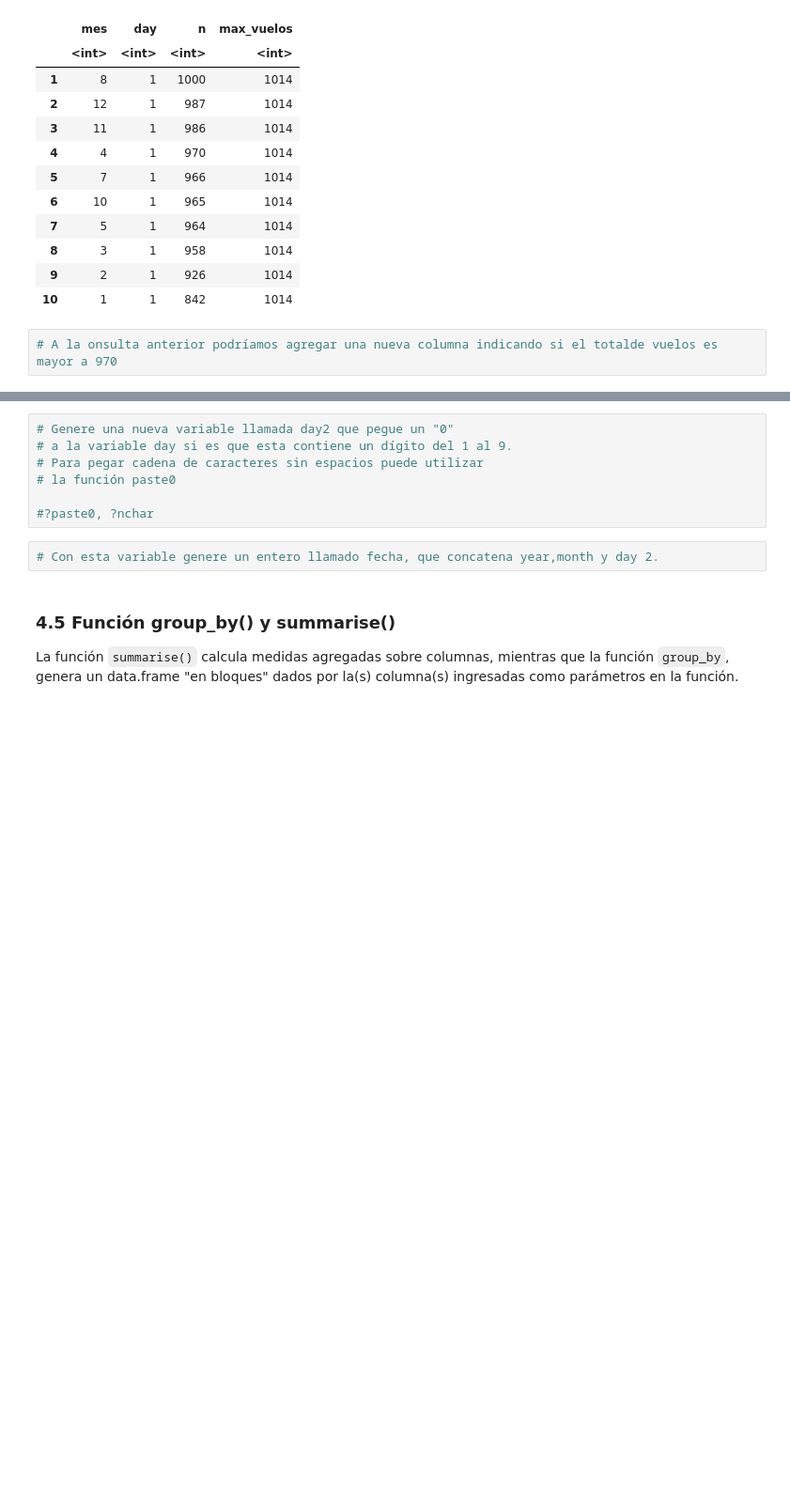
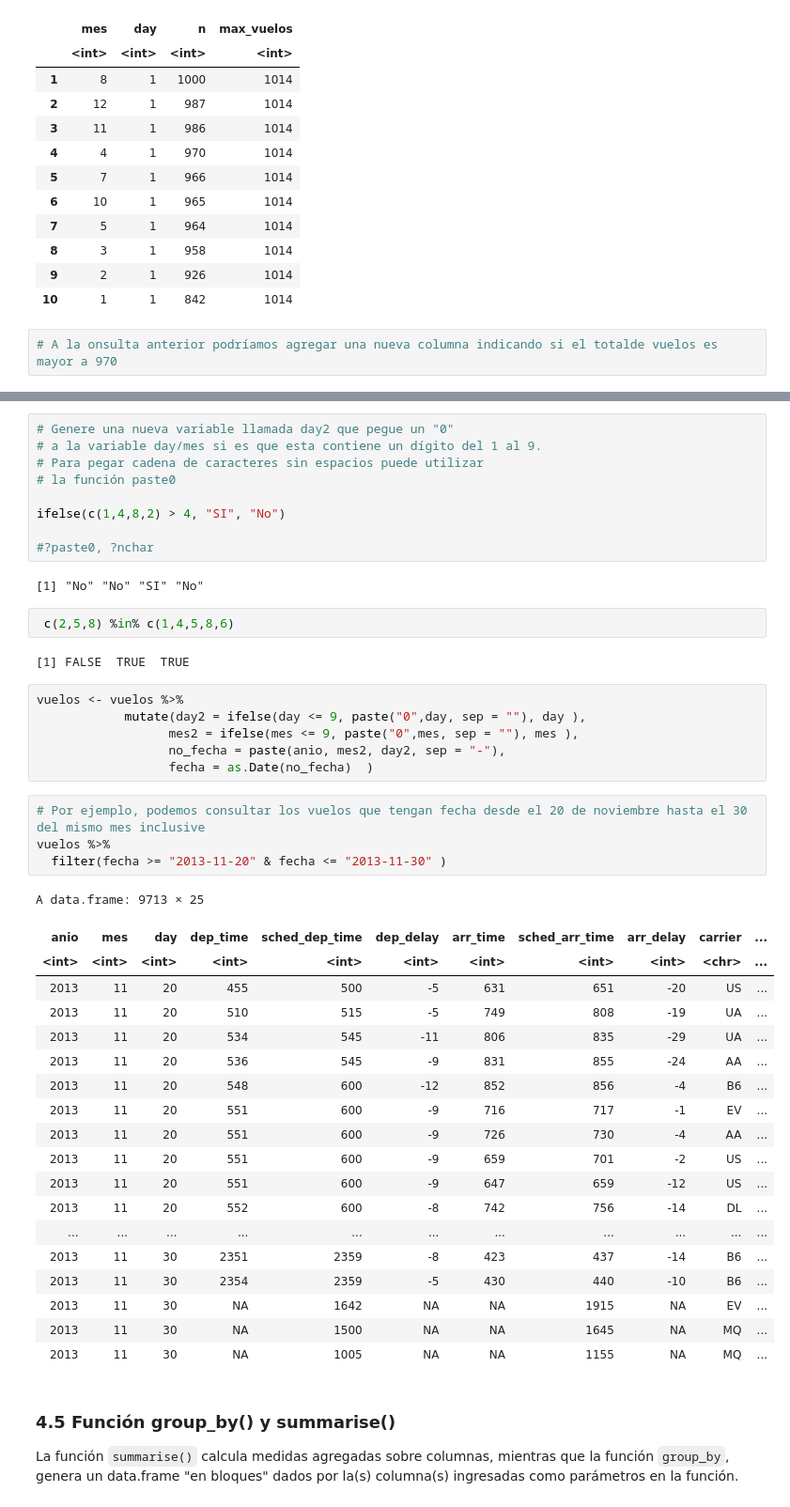
Before and after one commit to majorquev/DBDC_202409_Programacion_en_R_para_ciencia_de_datos, a Jupyter notebook: Clases/C3/Clase3_01_manipulacion_de_tablas_I.ipynb, the cells around one changed output, grey strips where cells are left out. Shown at 94% size. Saved outputs shown, nothing was run; the diff lists cells and outputs as text; blank space fills up the shorter version.

```diff
--- a/Clases/C3/Clase3_01_manipulacion_de_tablas_I.ipynb
+++ b/Clases/C3/Clase3_01_manipulacion_de_tablas_I.ipynb
@@ -925,12 +936,48 @@ A data.frame: 10 × 4
 # %%
 # Genere una nueva variable llamada day2 que pegue un "0"
-# a la variable day si es que esta contiene un dígito del 1 al 9.
+# a la variable day/mes si es que esta contiene un dígito del 1 al 9.
 # Para pegar cadena de caracteres sin espacios puede utilizar
 # la función paste0
 
+ifelse(c(1,4,8,2) > 4, "SI", "No")
+
 #?paste0, ?nchar
+# %% [output]
+[1] "No" "No" "SI" "No"
-# %%
-# Con esta variable genere un entero llamado fecha, que concatena year,month y day 2.
+# %%
+ c(2,5,8) %in% c(1,4,5,8,6)
+# %% [output]
+[1] FALSE  TRUE  TRUE
+# %%
+vuelos <- vuelos %>%
+            mutate(day2 = ifelse(day <= 9, paste("0",day, sep = ""), day ),
+                  mes2 = ifelse(mes <= 9, paste("0",mes, sep = ""), mes ),
+                  no_fecha = paste(anio, mes2, day2, sep = "-"),
+                  fecha = as.Date(no_fecha)  )
+# %%
+# Por ejemplo, podemos consultar los vuelos que tengan fecha desde el 20 de noviembre hasta el 30 del mismo mes inclusive
+vuelos %>%
+  filter(fecha >= "2013-11-20" & fecha <= "2013-11-30" )
+# %% [output]
+A data.frame: 9713 × 25
+| anio | mes | day | dep_time | sched_dep_time | dep_delay | arr_time | sched_arr_time | arr_delay | carrier | ... |
+| <int> | <int> | <int> | <int> | <int> | <int> | <int> | <int> | <int> | <chr> | ... |
+| 2013 | 11 | 20 | 455 | 500 | -5 | 631 | 651 | -20 | US | ... |
+| 2013 | 11 | 20 | 510 | 515 | -5 | 749 | 808 | -19 | UA | ... |
+| 2013 | 11 | 20 | 534 | 545 | -11 | 806 | 835 | -29 | UA | ... |
+| 2013 | 11 | 20 | 536 | 545 | -9 | 831 | 855 | -24 | AA | ... |
+| 2013 | 11 | 20 | 548 | 600 | -12 | 852 | 856 | -4 | B6 | ... |
+| 2013 | 11 | 20 | 551 | 600 | -9 | 716 | 717 | -1 | EV | ... |
+| 2013 | 11 | 20 | 551 | 600 | -9 | 726 | 730 | -4 | AA | ... |
+| 2013 | 11 | 20 | 551 | 600 | -9 | 659 | 701 | -2 | US | ... |
+| 2013 | 11 | 20 | 551 | 600 | -9 | 647 | 659 | -12 | US | ... |
+| 2013 | 11 | 20 | 552 | 600 | -8 | 742 | 756 | -14 | DL | ... |
+| ... | ... | ... | ... | ... | ... | ... | ... | ... | ... | ... |
+| 2013 | 11 | 30 | 2351 | 2359 | -8 | 423 | 437 | -14 | B6 | ... |
+| 2013 | 11 | 30 | 2354 | 2359 | -5 | 430 | 440 | -10 | B6 | ... |
+| 2013 | 11 | 30 | NA | 1642 | NA | NA | 1915 | NA | EV | ... |
+| 2013 | 11 | 30 | NA | 1500 | NA | NA | 1645 | NA | MQ | ... |
+| 2013 | 11 | 30 | NA | 1005 | NA | NA | 1155 | NA | MQ | ... |
 # %% [markdown]
 ### 4.5 Función group_by() y summarise()
 
```
Also changed, not shown: parts of 23 cells of this notebook.
